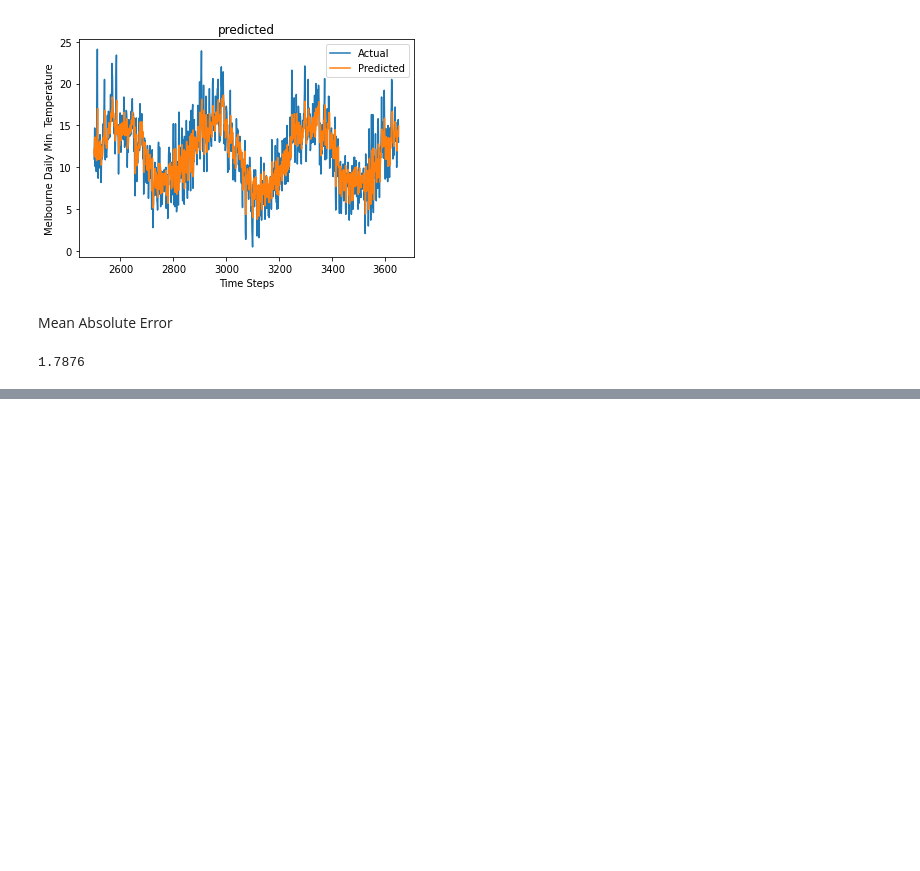
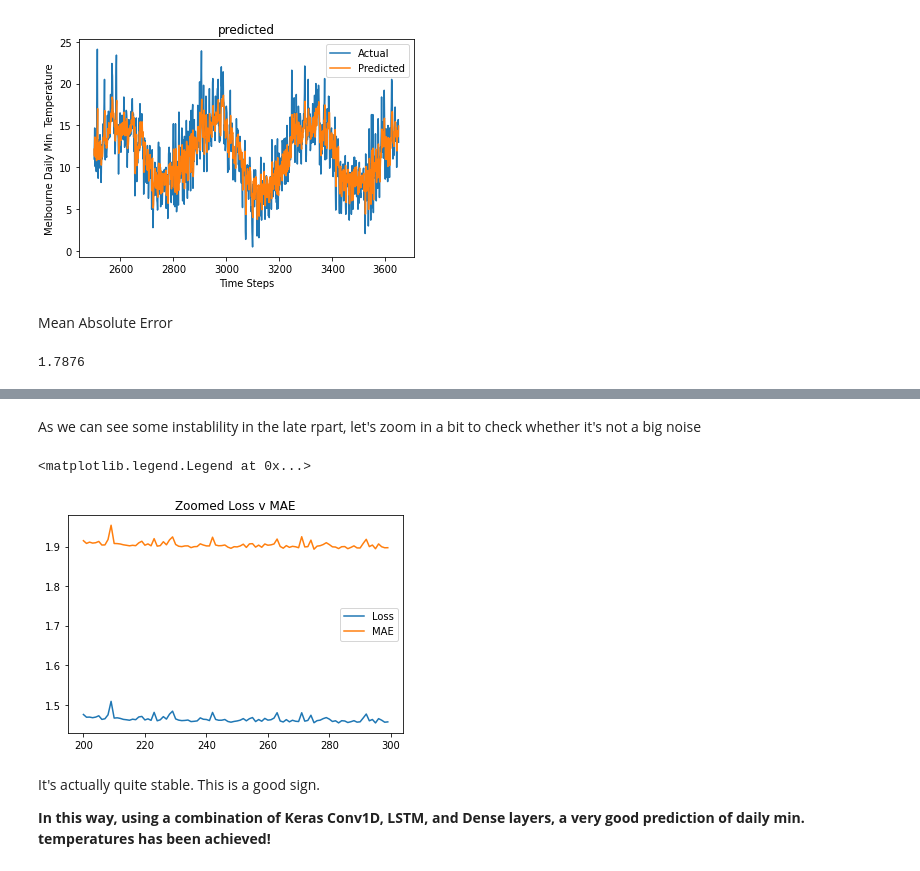
Before and after one commit to thekaranacharya/DeepLearning-Temperature-Prediction, a Jupyter notebook: daily_min_temp.ipynb, the cells around one changed output, grey strips where cells are left out. Saved outputs shown, nothing was run; the diff lists cells and outputs as text; code cells hidden in the pictures; blank space fills up the shorter version.

```diff
--- a/daily_min_temp.ipynb
+++ b/daily_min_temp.ipynb
@@ -224,0 +239,17 @@ And that's it! This is an amazing MAE and the model's prediction is very close a
+# %% [markdown]
+As we can see some instablility in the late rpart, let's zoom in a bit to check whether it's not a big noise
+# %%
+epochs_zoom = epochs[-100:]
+zoom_loss = loss[-100:]
+zoom_mae = mae[-100:]
+plt.plot(epochs_zoom, zoom_loss)
+plt.plot(epochs_zoom, zoom_mae)
+plt.title('Zoomed Loss v MAE')
+plt.legend(['Loss', 'MAE'])
+# %% [output]
+<matplotlib.legend.Legend at 0x...>
+[figure, added]
+# %% [markdown]
+It's actually quite stable. This is a good sign.
+
+**In this way, using a combination of Keras Conv1D, LSTM, and Dense layers, a very good prediction of daily min. temperatures has been achieved!**
```
Also changed, not shown: parts of 3 cells of this notebook.
